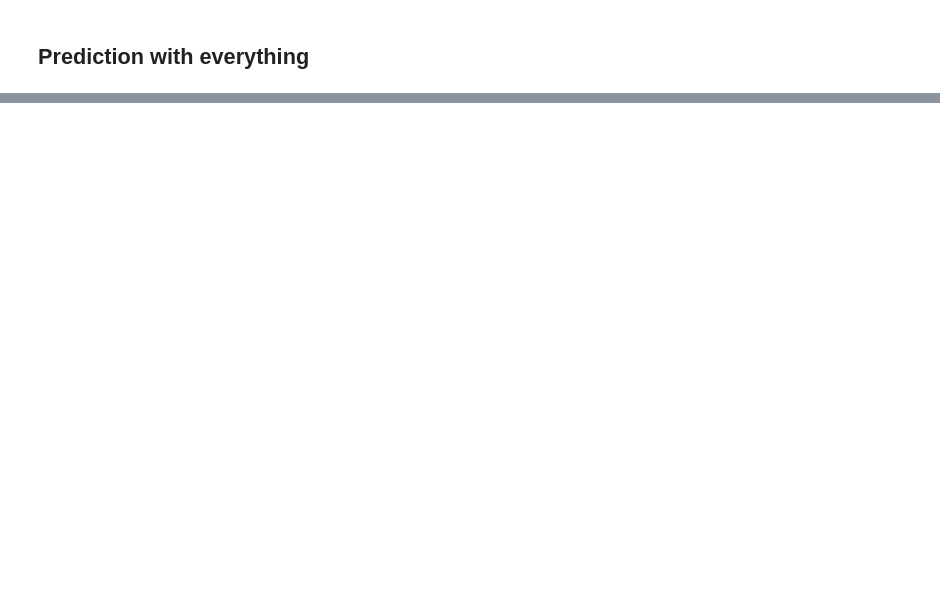
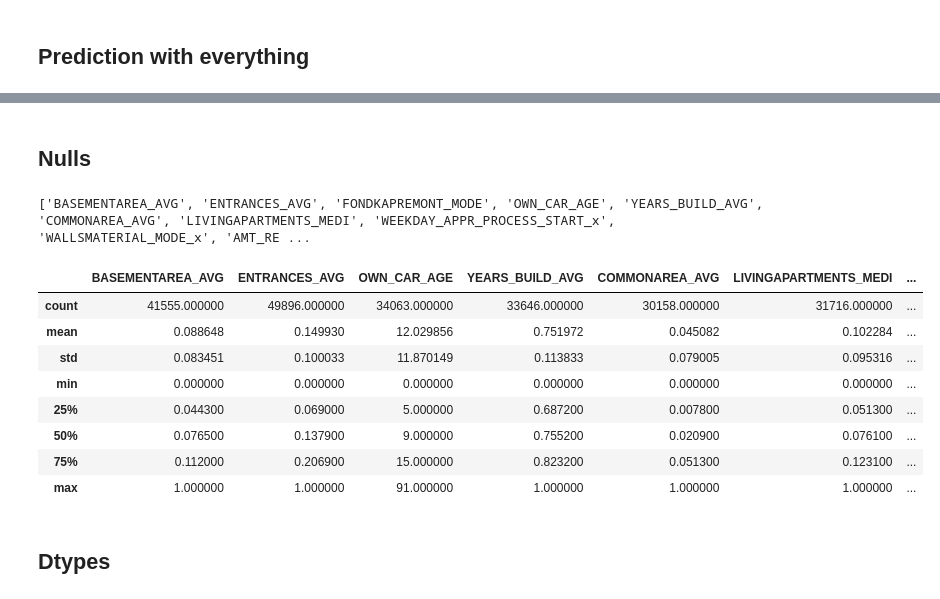
Before and after one commit to mamonteiro-brg/Data-wrangling-2018, a Jupyter notebook: notebooks/0.3-mcr-prediction_with_everything.ipynb, the cells around one changed output, grey strips where cells are left out. Drawn from its saved outputs; the diff is of its cells as text; code cells hidden in the pictures; blank space fills up the shorter version.

Commit message:
cleaned master dataset

```diff
--- a/notebooks/0.3-mcr-prediction_with_everything.ipynb
+++ b/notebooks/0.3-mcr-prediction_with_everything.ipynb
@@ -13,0 +181,6 @@ UnicodeDecodeError: 'utf-8' codec can't decode byte 0x8b in position 1: invalid
+# %%
+dots = []
+pattern = re.compile("\.1")
+for col in master_dupes.columns:
+    if pattern.search(col):
+        dots.append(col)
@@ -13,0 +202,33 @@ UnicodeDecodeError: 'utf-8' codec can't decode byte 0x8b in position 1: invalid
+# %%
+def drop_dot_1(_df):
+    dots = ['REGION_RATING_CLIENT_W_CITY.1', 'EXT_SOURCE_1.1', 'DAYS_REGISTRATION.1', 'EXT_SOURCE_3.1',
+            'LIVINGAREA_MEDI.1', 'HOUR_APPR_PROCESS_START.1', 'FLOORSMIN_MEDI.1', 'OCCUPATION_TYPE.1']
+
+    _df = _df.drop(columns=dots)
+
+    return _df
+# %%
+md = drop_dot_1(master_dupes)
+# %% [markdown]
+## Nulls
+# %%
+lots_of_nas = []
+for col in md.columns:
+    if md[col].isnull().sum() > 25000:
+        lots_of_nas.append(col)
+
+print(lots_of_nas)
+# %% [output]
+['BASEMENTAREA_AVG', 'ENTRANCES_AVG', 'FONDKAPREMONT_MODE', 'OWN_CAR_AGE', 'YEARS_BUILD_AVG', 'COMMONAREA_AVG', 'LIVINGAPARTMENTS_MEDI', 'WEEKDAY_APPR_PROCESS_START_x', 'WALLSMATERIAL_MODE_x', 'AMT_RE ...
+# %%
+md[lots_of_nas].describe()
+# %% [output]
+|  | BASEMENTAREA_AVG | ENTRANCES_AVG | OWN_CAR_AGE | YEARS_BUILD_AVG | COMMONAREA_AVG | LIVINGAPARTMENTS_MEDI | ... |
+| count | 41555.000000 | 49896.000000 | 34063.000000 | 33646.000000 | 30158.000000 | 31716.000000 | ... |
+| mean | 0.088648 | 0.149930 | 12.029856 | 0.751972 | 0.045082 | 0.102284 | ... |
+| std | 0.083451 | 0.100033 | 11.870149 | 0.113833 | 0.079005 | 0.095316 | ... |
+| min | 0.000000 | 0.000000 | 0.000000 | 0.000000 | 0.000000 | 0.000000 | ... |
+| 25% | 0.044300 | 0.069000 | 5.000000 | 0.687200 | 0.007800 | 0.051300 | ... |
+| 50% | 0.076500 | 0.137900 | 9.000000 | 0.755200 | 0.020900 | 0.076100 | ... |
+| 75% | 0.112000 | 0.206900 | 15.000000 | 0.823200 | 0.051300 | 0.123100 | ... |
+| max | 1.000000 | 1.000000 | 91.000000 | 1.000000 | 1.000000 | 1.000000 | ... |
@@ -13,0 +266,2 @@ UnicodeDecodeError: 'utf-8' codec can't decode byte 0x8b in position 1: invalid
+# %% [markdown]
+## Dtypes
```
Also changed, not shown: parts of 42 cells of this notebook, 1 other file.
